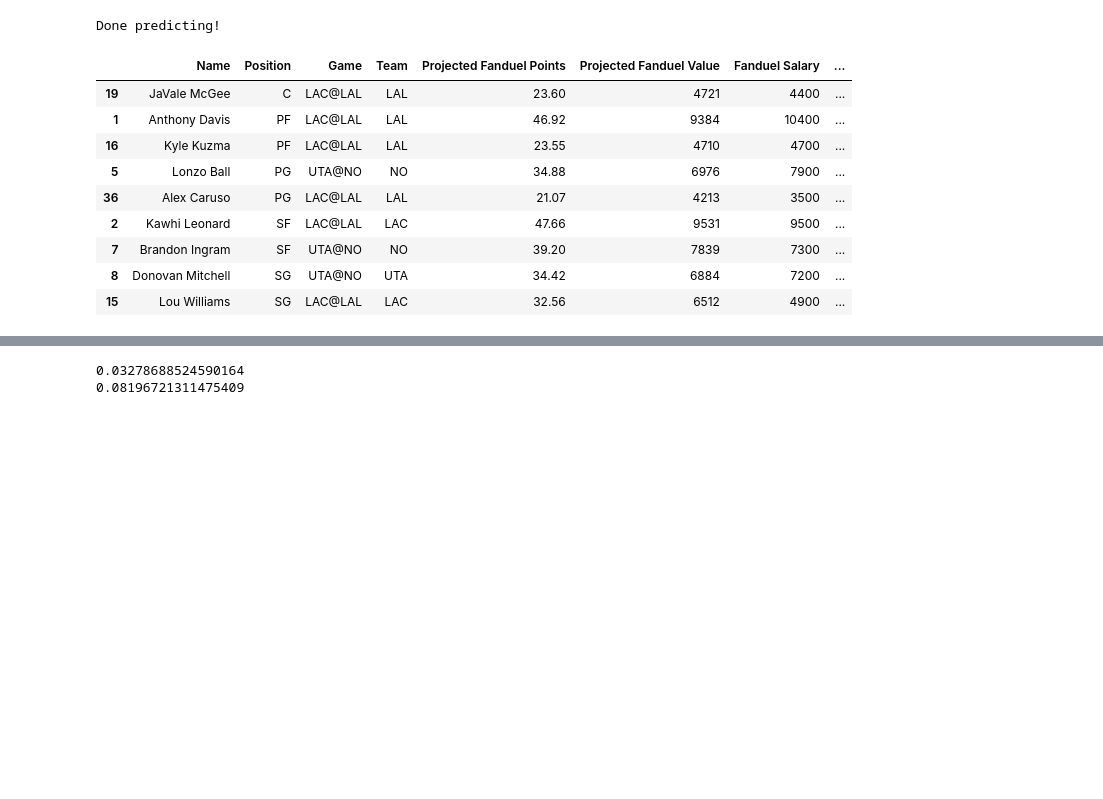
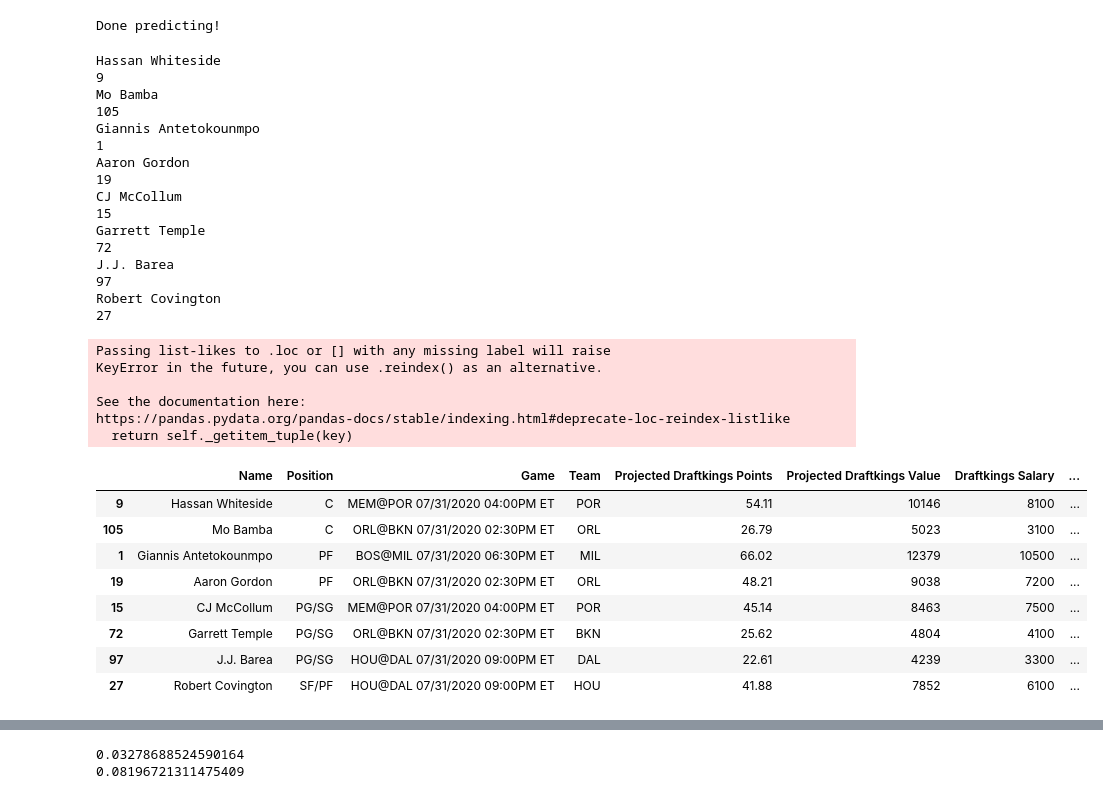
Before and after one commit to Shaviv-Hoffman-Lowitz/Sports-Analytics-Group-at-Berkeley-Machine-Learning-Project, a Jupyter notebook: final_model.ipynb, the cells around one changed output, grey strips where cells are left out. Drawn from its saved outputs; the diff is of its cells as text; code cells hidden in the pictures; blank space fills up the shorter version.

Commit message:
handling hard names pt. 1

```diff
--- a/final_model.ipynb
+++ b/final_model.ipynb
@@ -705,6 +705,10 @@ def predict_unplayed_games(start_date, game_date):
 def optimal_lineup_fanduel_games(game_date, predictions, fanduel_csv, players_out = []):
     fanduel_data = pd.read_csv(fanduel_csv)
     print("Done predicting!")
+    for i in predictions.index:
+        if predictions.loc[i, "name"] in difficult_names_map_fanduel.keys():
+            n = predictions.loc[i, "name"]
+            predictions.loc[i, "name"] = difficult_names_map_fanduel[n]
     fanduel_data_with_predictions = fanduel_data.merge(predictions, left_on = "Nickname", right_on = "name").fillna("")
     fanduel_data_with_predictions["FPPG"] = fanduel_data_with_predictions["FPPG"].round(2)
     fanduel_data_with_predictions["Value above Market Value"] = fanduel_data_with_predictions["projected_value"] - fanduel_data_with_predictions["Salary"]
@@ -719,6 +723,9 @@ def optimal_lineup_fanduel_games(game_date, predictions, fanduel_csv, players_ou
     costs = fanduel_data_with_predictions_injuries["Salary"]
     data_to_feed = pd.DataFrame(data = {'players': players, 'positions': positions, 'values': values, 'costs': costs})
     optimal_lineup = [n.replace("_", " ") for n in generate_optimal_lineup(players, positions, values, costs, 60000)]
+    for i in range(len(optimal_lineup)):
+        if optimal_lineup[i] in ["Kentavious Caldwell Pope"]:
+            optimal_lineup[i] = "Kentavious Caldwell-Pope"
     projs_in_optimal = [(fanduel_data_with_predictions_injuries.loc[i, "Nickname"] in optimal_lineup) for i in fanduel_data_with_predictions_injuries.index]
     lineup_return = fanduel_data_with_predictions_injuries[projs_in_optimal].sort_values(by=["Position"])
     lineup_return = lineup_return.loc[:, ["Nickname", "Position", "Game", "Team", 'projected_points', 'projected_value', "Salary", "Value above Market Value", 'projected_points_draftkings', 'projected_value_draftkings', "FPPG", '10_game_average', '3_game_average', "Injury Indicator", "Injury Details", "minutes", "made_two_point_field_goals", 'made_three_point_field_goals',
@@ -742,6 +749,10 @@ def optimal_lineup_fanduel_games(game_date, predictions, fanduel_csv, players_ou
 def optimal_lineup_draftkings_games(game_date, predictions, draftkings_csv, players_out = []):
     draftkings_data = pd.read_csv(draftkings_csv)
     print("Done predicting!")
+    for i in predictions.index:
+        if predictions.loc[i, "name"] in difficult_names_map_draftkings.keys():
+            n = predictions.loc[i, "name"]
+            predictions.loc[i, "name"] = difficult_names_map_draftkings[n]
     draftkings_data_with_predictions = draftkings_data.merge(predictions, left_on = "Name", right_on = "name")
     draftkings_data_with_predictions["AvgPointsPerGame"] = draftkings_data_with_predictions["AvgPointsPerGame"].round(2)
     draftkings_data_with_predictions["Value above Market Value"] = draftkings_data_with_predictions["projected_value_draftkings"] - draftkings_data_with_predictions["Salary"]
@@ -773,41 +784,69 @@ def optimal_lineup_draftkings_games(game_date, predictions, draftkings_csv, play
     csv_return_dfs = csv_return.loc[:, ["Name", "Position", "Salary", "Game", "Team", 'Projected Fanduel Points', 'Projected Fanduel Value', "Value above Fanduel Value", 'Projected Draftkings Points', 'Projected Draftkings Value', "FPPG", '10 Game Average (Fanduel)', '3 Game Average (Fanduel)', "Opponent Defensive Rank vs Position", "Injury Indicator", "Injury Details", 'Hot', 'Cold']]
     csv_return_projections = csv_return.loc[:, ["Name", "Position", "Game", "Team", "Minutes", "2PT FG", '3PT FG',
        'FTM', 'Rebounds', 'Assists', 'Blocks', 'Steals', 'Turnovers', "Opponent Defensive Rank vs Position", "Injury Indicator", "Injury Details"]]
     lineup_return = lineup_return.loc[:, ["Name", "Position", "Game", "Team", 'Projected Draftkings Points', 'Projected Draftkings Value', "Draftkings Salary", "Value above Draftkings Value", "FPPG", "Injury Indicator", "Injury Details", 'Hot', 'Cold']]
 
     fanduel_statlines = pd.read_csv("./AllCSVs/statline_projections_to_display_" + str(game_date.month) + "_" + str(game_date.day) + "_" + str(game_date.year) + ".csv").fillna("")
     injury_indicators = []
     injury_details = []
     for i in lineup_return.index:
         print(lineup_return.loc[i, "Name"])
         for n in fanduel_statlines.index:
             if fanduel_statlines.loc[n, "Name"] == lineup_return.loc[i, "Name"]:
                 print(i)
                 injury_indicators.append(fanduel_statlines.loc[n, "Injury Indicator"])
                 injury_details.append(fanduel_statlines.loc[n, "Injury Details"])
     lineup_return["Injury Indicator"] = injury_indicators
     lineup_return["Injury Details"] = injury_details
 
     lineup_return.to_csv("./AllCSVs/optimal_draftkings_lineup_" + str(game_date.month) + "_" + str(game_date.day) + "_" + str(game_date.year) + ".csv")
     return csv_return_dfs, csv_return_projections, lineup_return
 
 preds = pd.read_csv("./AllCSVs/predictions_for_07_30_2020_unplayed.csv")
 preds_1 = pd.read_csv("./AllCSVs/predictions_for_07_31_2020_unplayed.csv")
 
 fd_csv = "./AllCSVs/FanDuel-NBA-2020-07-30-46677-players-list.csv"
 fd_csv_1 = "./AllCSVs/FanDuel-NBA-2020-07-31-46839-players-list.csv"
+
 dk_csv = "./AllCSVs/DKSalaries_07302020.csv"
 dk_csv_1 = "./AllCSVs/DKSalaries_07312020.csv"
-optimal_lineup_fanduel_games(datetime(2020, 7, 30), preds, fd_csv, ["Spencer Dinwiddie", "Kyrie Irving", "LaMarcus Aldridge", "DeAndre Jordan", "Bradley Beal", "Eric Bledsoe"])[2]
+
+# playerlist731 = pd.read_csv(dk_csv_1)
+# playerlist730 = pd.read_csv(dk_csv)
+# print(playerlist731[~playerlist731["Name"].isin(preds_1.name)])
+# print(playerlist730[~playerlist730["Name"].isin(preds.name)])
+
+optimal_lineup_draftkings_games(datetime(2020, 7, 31), preds_1, dk_csv_1, ["Kyrie Irving", "Kevin Durant", "LaMarcus Aldridge", "Bradley Beal", "DeAndre Jordan", "Spencer Dinwiddie", "Davis Bertans", "Eric Bledsoe"])[2]
 # %% [output]
 Done predicting!
+Hassan Whiteside
+9
+Mo Bamba
+105
+Giannis Antetokounmpo
+1
+Aaron Gordon
+19
+CJ McCollum
+15
+Garrett Temple
+72
+J.J. Barea
+97
+Robert Covington
+27
+Passing list-likes to .loc or [] with any missing label will raise
+KeyError in the future, you can use .reindex() as an alternative.
+
+See the documentation here:
+https://pandas.pydata.org/pandas-docs/stable/indexing.html#deprecate-loc-reindex-listlike
+  return self._getitem_tuple(key)
-|  | Name | Position | Game | Team | Projected Fanduel Points | Projected Fanduel Value | Fanduel Salary | ... |
-| 19 | JaVale McGee | C | LAC@LAL | LAL | 23.60 | 4721 | 4400 | ... |
-| 1 | Anthony Davis | PF | LAC@LAL | LAL | 46.92 | 9384 | 10400 | ... |
-| 16 | Kyle Kuzma | PF | LAC@LAL | LAL | 23.55 | 4710 | 4700 | ... |
-| 5 | Lonzo Ball | PG | UTA@NO | NO | 34.88 | 6976 | 7900 | ... |
-| 36 | Alex Caruso | PG | LAC@LAL | LAL | 21.07 | 4213 | 3500 | ... |
-| 2 | Kawhi Leonard | SF | LAC@LAL | LAC | 47.66 | 9531 | 9500 | ... |
-| 7 | Brandon Ingram | SF | UTA@NO | NO | 39.20 | 7839 | 7300 | ... |
-| 8 | Donovan Mitchell | SG | UTA@NO | UTA | 34.42 | 6884 | 7200 | ... |
-| 15 | Lou Williams | SG | LAC@LAL | LAC | 32.56 | 6512 | 4900 | ... |
+|  | Name | Position | Game | Team | Projected Draftkings Points | Projected Draftkings Value | Draftkings Salary | ... |
+| 9 | Hassan Whiteside | C | MEM@POR 07/31/2020 04:00PM ET | POR | 54.11 | 10146 | 8100 | ... |
+| 105 | Mo Bamba | C | ORL@BKN 07/31/2020 02:30PM ET | ORL | 26.79 | 5023 | 3100 | ... |
+| 1 | Giannis Antetokounmpo | PF | BOS@MIL 07/31/2020 06:30PM ET | MIL | 66.02 | 12379 | 10500 | ... |
+| 19 | Aaron Gordon | PF | ORL@BKN 07/31/2020 02:30PM ET | ORL | 48.21 | 9038 | 7200 | ... |
+| 15 | CJ McCollum | PG/SG | MEM@POR 07/31/2020 04:00PM ET | POR | 45.14 | 8463 | 7500 | ... |
+| 72 | Garrett Temple | PG/SG | ORL@BKN 07/31/2020 02:30PM ET | BKN | 25.62 | 4804 | 4100 | ... |
+| 97 | J.J. Barea | PG/SG | HOU@DAL 07/31/2020 09:00PM ET | DAL | 22.61 | 4239 | 3300 | ... |
+| 27 | Robert Covington | SF/PF | HOU@DAL 07/31/2020 09:00PM ET | HOU | 41.88 | 7852 | 6100 | ... |
```
Also changed, not shown: parts of 2 cells of this notebook, 8 other files.
